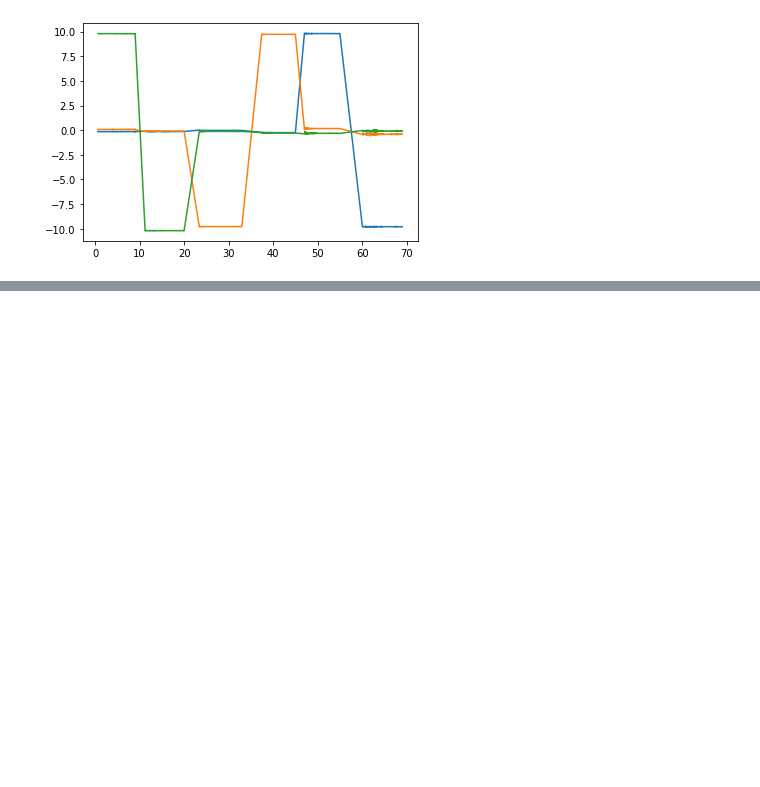
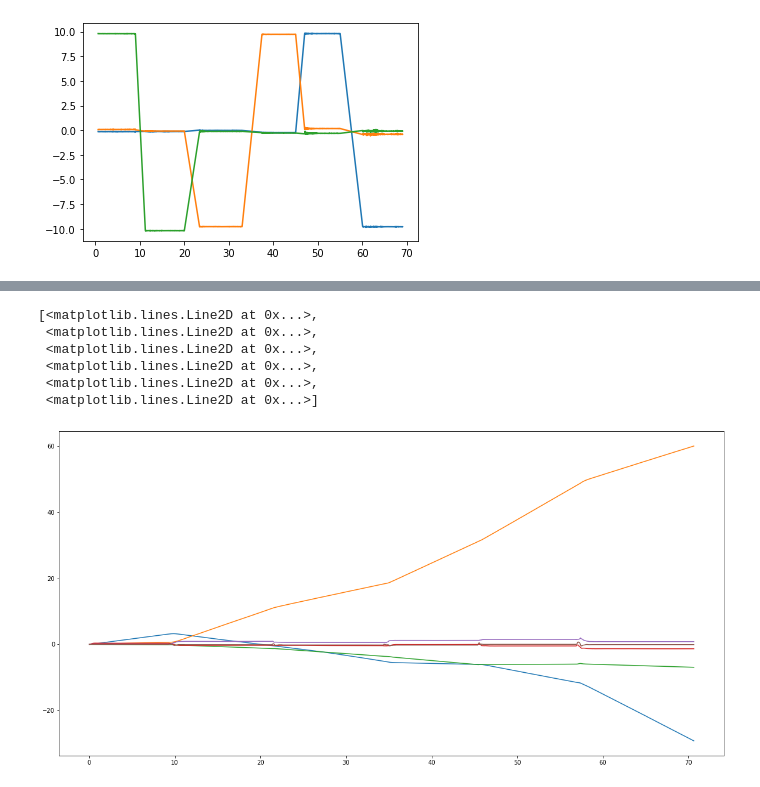
Before and after one commit to matterwaves/SensorAnalysis, a Jupyter notebook: calibration.ipynb, the cells around one changed output, grey strips where cells are left out. Drawn from its saved outputs; the diff is of its cells as text; code cells hidden in the pictures; blank space fills up the shorter version.

```diff
--- a/calibration.ipynb
+++ b/calibration.ipynb
@@ -300,0 +423,11 @@ plt.plot(np.sum(acc**2,axis=1  )**0.5)
+# %%
+plt.figure(figsize=(20,10))
+plt.plot(ts,state)
+# %% [output]
+[<matplotlib.lines.Line2D at 0x...>,
+ <matplotlib.lines.Line2D at 0x...>,
+ <matplotlib.lines.Line2D at 0x...>,
+ <matplotlib.lines.Line2D at 0x...>,
+ <matplotlib.lines.Line2D at 0x...>,
+ <matplotlib.lines.Line2D at 0x...>]
+[figure, added]
```
Also changed, not shown: parts of 10 cells of this notebook, 2 other files.
